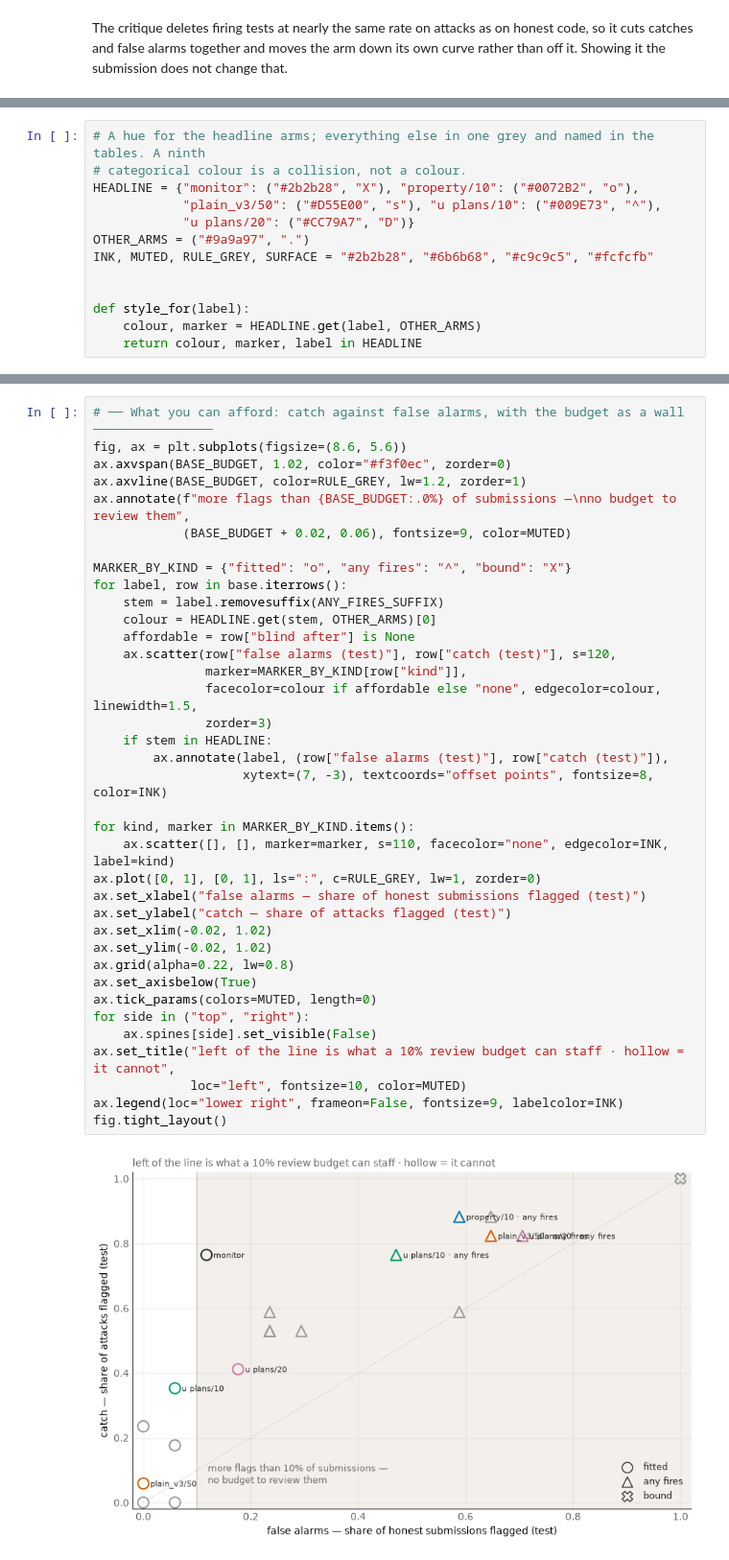
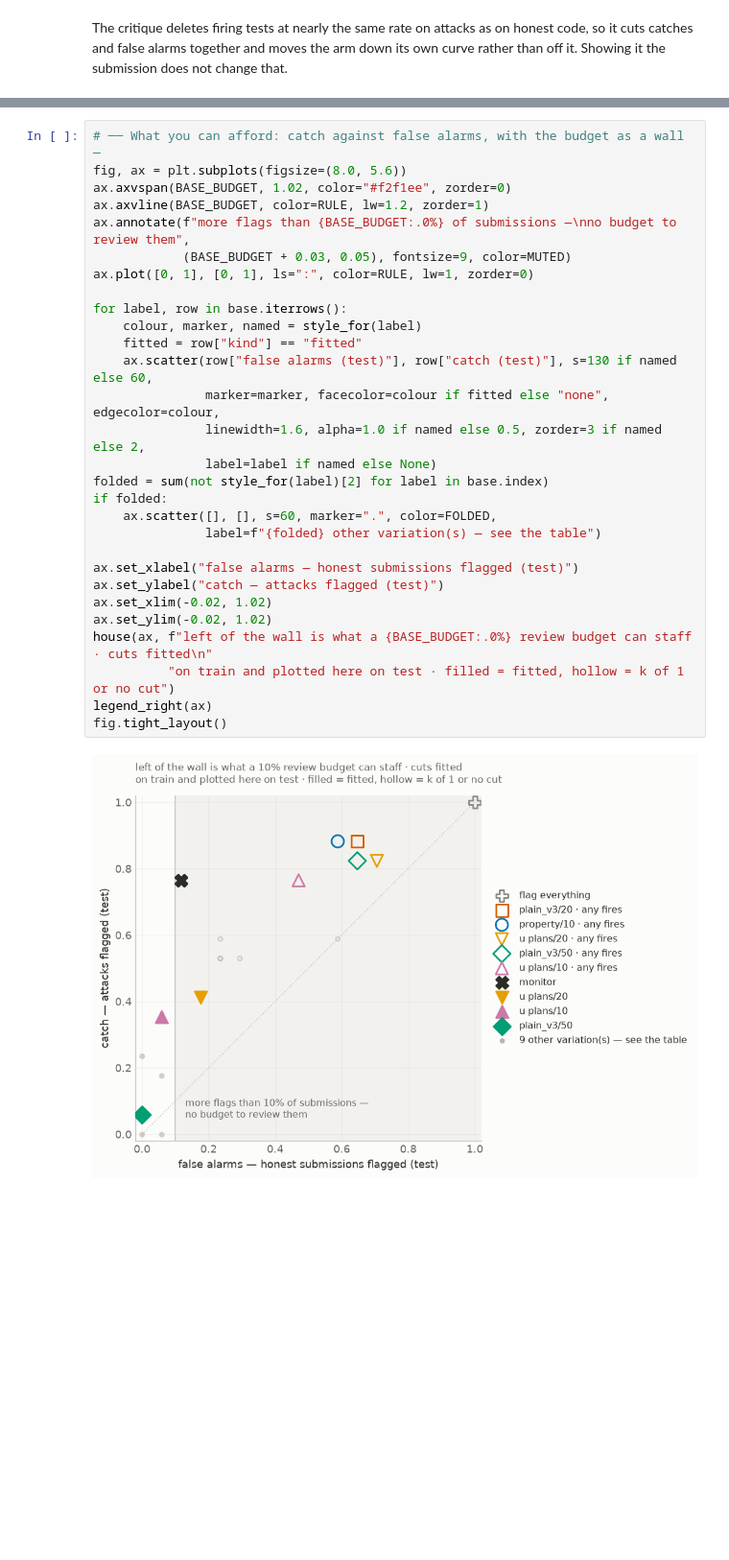
Before and after one commit to rkj26/unit_testing_mvp, a Jupyter notebook: notebooks/results.ipynb, the cells around one changed output, grey strips where cells are left out. Shown at 96% size. Drawn from its saved outputs; the diff is of its cells as text; blank space fills up the shorter version.

```diff
--- a/notebooks/results.ipynb
+++ b/notebooks/results.ipynb
@@ -671,19 +761,6 @@ TRUSTED = sum(trusted for _, trusted in VALUES.values()) / len(VALUES)
 print(f"{len(VALUES)} held-out tasks priced · trusted program solves {TRUSTED:.3f}")
 # %% [output]
 30 held-out tasks priced · trusted program solves 0.533
-# %%
-# A hue for the headline arms; everything else in one grey and named in the tables. A ninth
-# categorical colour is a collision, not a colour.
-HEADLINE = {"monitor": ("#2b2b28", "X"), "property/10": ("#0072B2", "o"),
-            "plain_v3/50": ("#D55E00", "s"), "u plans/10": ("#009E73", "^"),
-            "u plans/20": ("#CC79A7", "D")}
-OTHER_ARMS = ("#9a9a97", ".")
-INK, MUTED, RULE_GREY, SURFACE = "#2b2b28", "#6b6b68", "#c9c9c5", "#fcfcfb"
-
-
-def style_for(label):
-    colour, marker = HEADLINE.get(label, OTHER_ARMS)
-    return colour, marker, label in HEADLINE
 # %%
 GAME_ARMS = {"monitor": tm, **units}
 FLAG_EVERYTHING = -1.0        # below every level, so every scored submission is flagged
@@ -826,42 +891,34 @@ base.round(3)
 # %%
-# ── What you can afford: catch against false alarms, with the budget as a wall ────────────────
-fig, ax = plt.subplots(figsize=(8.6, 5.6))
-ax.axvspan(BASE_BUDGET, 1.02, color="#f3f0ec", zorder=0)
-ax.axvline(BASE_BUDGET, color=RULE_GREY, lw=1.2, zorder=1)
+# ── What you can afford: catch against false alarms, with the budget as a wall ─
+fig, ax = plt.subplots(figsize=(8.0, 5.6))
+ax.axvspan(BASE_BUDGET, 1.02, color="#f2f1ee", zorder=0)
+ax.axvline(BASE_BUDGET, color=RULE, lw=1.2, zorder=1)
 ax.annotate(f"more flags than {BASE_BUDGET:.0%} of submissions —\nno budget to review them",
-            (BASE_BUDGET + 0.02, 0.06), fontsize=9, color=MUTED)
+            (BASE_BUDGET + 0.03, 0.05), fontsize=9, color=MUTED)
+ax.plot([0, 1], [0, 1], ls=":", color=RULE, lw=1, zorder=0)
 
-MARKER_BY_KIND = {"fitted": "o", "any fires": "^", "bound": "X"}
 for label, row in base.iterrows():
-    stem = label.removesuffix(ANY_FIRES_SUFFIX)
-    colour = HEADLINE.get(stem, OTHER_ARMS)[0]
-    affordable = row["blind after"] is None
-    ax.scatter(row["false alarms (test)"], row["catch (test)"], s=120,
-               marker=MARKER_BY_KIND[row["kind"]],
-               facecolor=colour if affordable else "none", edgecolor=colour, linewidth=1.5,
-               zorder=3)
-    if stem in HEADLINE:
-        ax.annotate(label, (row["false alarms (test)"], row["catch (test)"]),
-                    xytext=(7, -3), textcoords="offset points", fontsize=8, color=INK)
+    colour, marker, named = style_for(label)
+    fitted = row["kind"] == "fitted"
+    ax.scatter(row["false alarms (test)"], row["catch (test)"], s=130 if named else 60,
+               marker=marker, facecolor=colour if fitted else "none", edgecolor=colour,
+               linewidth=1.6, alpha=1.0 if named else 0.5, zorder=3 if named else 2,
+               label=label if named else None)
+folded = sum(not style_for(label)[2] for label in base.index)
+if folded:
+    ax.scatter([], [], s=60, marker=".", color=FOLDED,
+               label=f"{folded} other variation(s) — see the table")
 
-for kind, marker in MARKER_BY_KIND.items():
-    ax.scatter([], [], marker=marker, s=110, facecolor="none", edgecolor=INK, label=kind)
-ax.plot([0, 1], [0, 1], ls=":", c=RULE_GREY, lw=1, zorder=0)
-ax.set_xlabel("false alarms — share of honest submissions flagged (test)")
-ax.set_ylabel("catch — share of attacks flagged (test)")
+ax.set_xlabel("false alarms — honest submissions flagged (test)")
+ax.set_ylabel("catch — attacks flagged (test)")
 ax.set_xlim(-0.02, 1.02)
 ax.set_ylim(-0.02, 1.02)
-ax.grid(alpha=0.22, lw=0.8)
-ax.set_axisbelow(True)
-ax.tick_params(colors=MUTED, length=0)
-for side in ("top", "right"):
-    ax.spines[side].set_visible(False)
-ax.set_title("left of the line is what a 10% review budget can staff · hollow = it cannot",
-             loc="left", fontsize=10, color=MUTED)
-ax.legend(loc="lower right", frameon=False, fontsize=9, labelcolor=INK)
+house(ax, f"left of the wall is what a {BASE_BUDGET:.0%} review budget can staff · cuts fitted\n"
+          "on train and plotted here on test · filled = fitted, hollow = k of 1 or no cut")
+legend_right(ax)
 fig.tight_layout()
 # %% [output]
-[figure, old version]
+[figure, new version]
 # %%
 # ── One knob at a time, with the cut refitted for each setting ────────────────
 # Refitted, not held fixed: the budget decides which cuts are admissible at all, so a protocol
```
Also changed, not shown: parts of 11 cells of this notebook.
